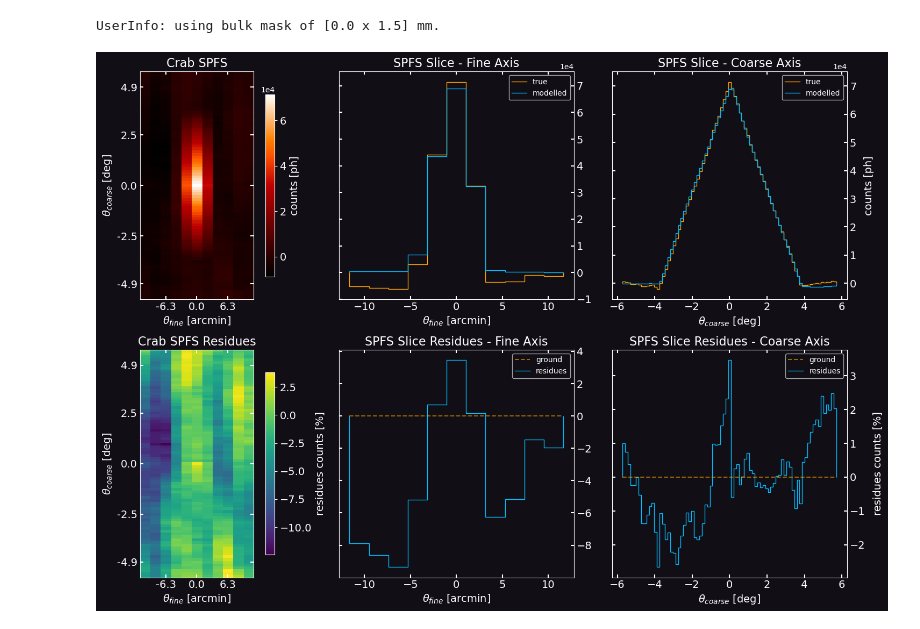
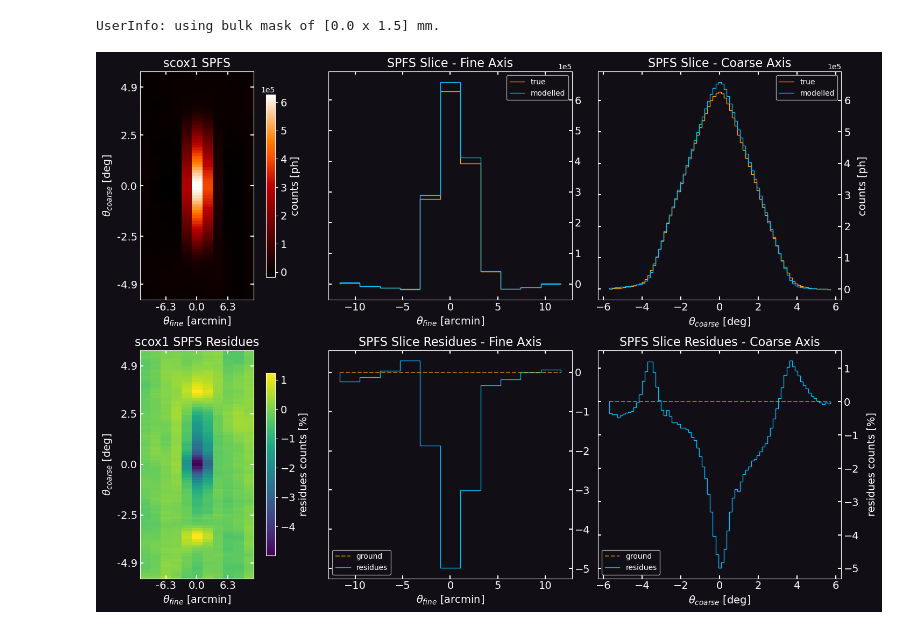
Before and after one commit to EdoardoGiancarli/LearningCodedMasks, a Jupyter notebook: IROS/testing_newModel.ipynb, the cells around one changed output. Cells and saved outputs as stored; diff of their text form; code cells hidden in the pictures.

Commit message:
update: inserted new mask and new model

```diff
--- a/IROS/testing_newModel.ipynb
+++ b/IROS/testing_newModel.ipynb
@@ -29,15 +29,15 @@ RCPARAMS = {
 mpl.rcParams.update(RCPARAMS)
 ds.show.set_figures_darkbkg()
 # %%
-MASK_FITS: str = "mask_NTHT_20250725.fits"
+MASK_FITS: str = "mask_NTHT_20260129_CORRECTED.fits"
 UPS_X, UPS_Y = 2, 1
 
-SKYFIELD: str = "IROSDummy"
-DATA_FITS: str = "iros_benchmark_2-50keV_mask_050_1040x17_1ks"
+SKYFIELD: str = "GalacticCentre"
+DATA_FITS: str = "baseline_2-50keV_1ks"
 
-RUN_ID: str = 'Crab_benchmark_2-6keV_detected'
+RUN_ID: str = 'GC_rec_1ks_2-6keV'
 E_min, E_max = 2.0, 6.0           # [keV]
-DATASET: str = 'detected'
+DATASET: str = 'reconstructed'
 
 VIGNETTING: bool = True
 PSFY: bool = mgm.config_psfy_flag(DATASET)
@@ -86,6 +86,7 @@ def find_tick_val(ticks: NDArray, trg_vals: NDArray, atol: float = 1e-2) -> NDAr
 
 def show_SPSF(
     camera: CodedMaskCamera,
+    srcID: str,
     psf: NDArray,
     modelled: NDArray,
     save_to: str | None = None,
@@ -120,7 +121,7 @@ def show_SPSF(
     xticks_ = find_tick_val(_xtick_lbls, np.array([-6.35, 0.0, 6.35]), atol=1e-3)
     xticks_lbl = [float(f'{t:.1f}') for t in _xtick_lbls[xticks_]]
 
-    axs[0].set_title('Crab SPFS', fontsize=title_fs)
+    axs[0].set_title(f'{srcID} SPFS', fontsize=title_fs)
     psf_img = axs[0].imshow(psf, cmap='gist_heat', **img_layout)
     cbar = fig.colorbar(psf_img, ax=axs[0], location='right', shrink=0.8, pad=0.05)
     cbar.set_label('counts [ph]', fontsize=lbl_fs)
@@ -128,7 +129,7 @@ def show_SPSF(
     axs[0].set_xlabel(xlabel='$\\theta_{fine}$ [arcmin]', fontsize=lbl_fs)
     axs[0].set_ylabel(ylabel='$\\theta_{coarse}$ [deg]', fontsize=lbl_fs)
 
-    axs[3].set_title('Crab SPFS Residues', fontsize=title_fs)
+    axs[3].set_title(f'{srcID} SPFS Residues', fontsize=title_fs)
     mod_img = axs[3].imshow(residues, **img_layout)
     cbar = fig.colorbar(mod_img, ax=axs[3], location='right', shrink=0.8, pad=0.05)
     cbar.set_label('residues counts [%]', fontsize=lbl_fs)
@@ -222,7 +223,7 @@ def find_boxmax(sky: NDArray, centre: tuple[int, int], boxsize: int = 5) -> tupl
 
 
 
-IDX: int = 4
+IDX: int = 0
 
 base_sky = subtract_previous(wfm, logA, IDX, true_skyA, VIGNETTING, PSFY)
 SRC_DATA = {
@@ -238,10 +239,11 @@ src_psf, src_model = map(lambda x: ds.crop(x, SRC_DATA['pos'], SRC_DATA['crp']),
 # %%
 show_SPSF(
     camera=wfm,
+    srcID=logA.log['ID'][IDX],
     psf=src_psf,
     modelled=src_model,
     # save_to=f'{OUT_RESULTS_PATH}/Crab_1ks_{E_min}-{E_max}keV.pdf',
     figsize=(5 * 3 + 0.5, 5 * 2 + 0.5),
 )
 # %% [output]
-[figure, old version]
+[figure, new version]
```
Also changed, not shown: 4 other files.
